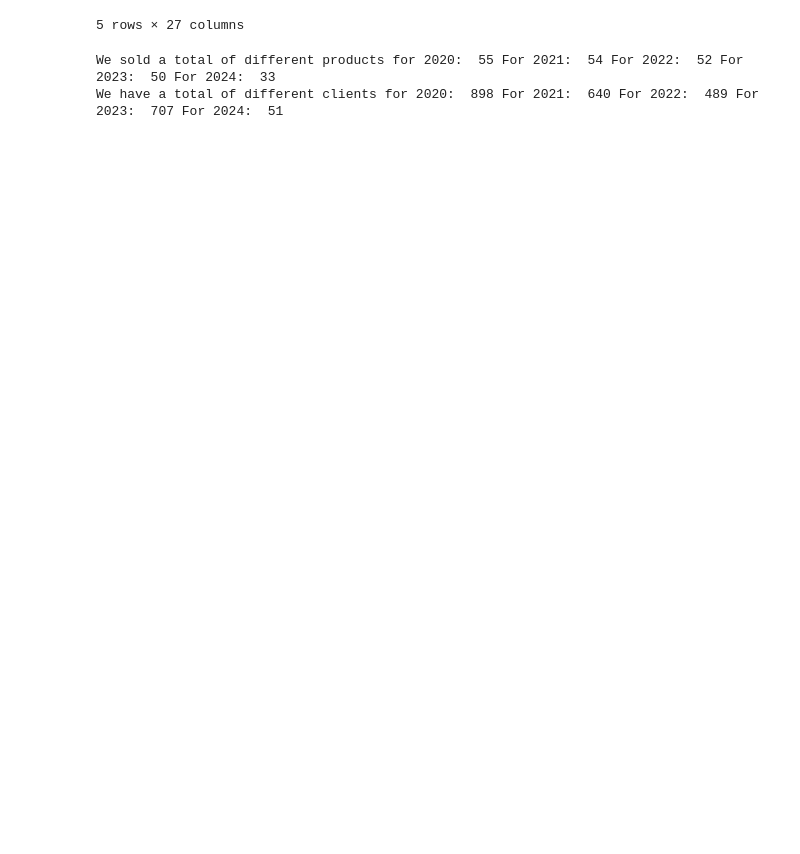
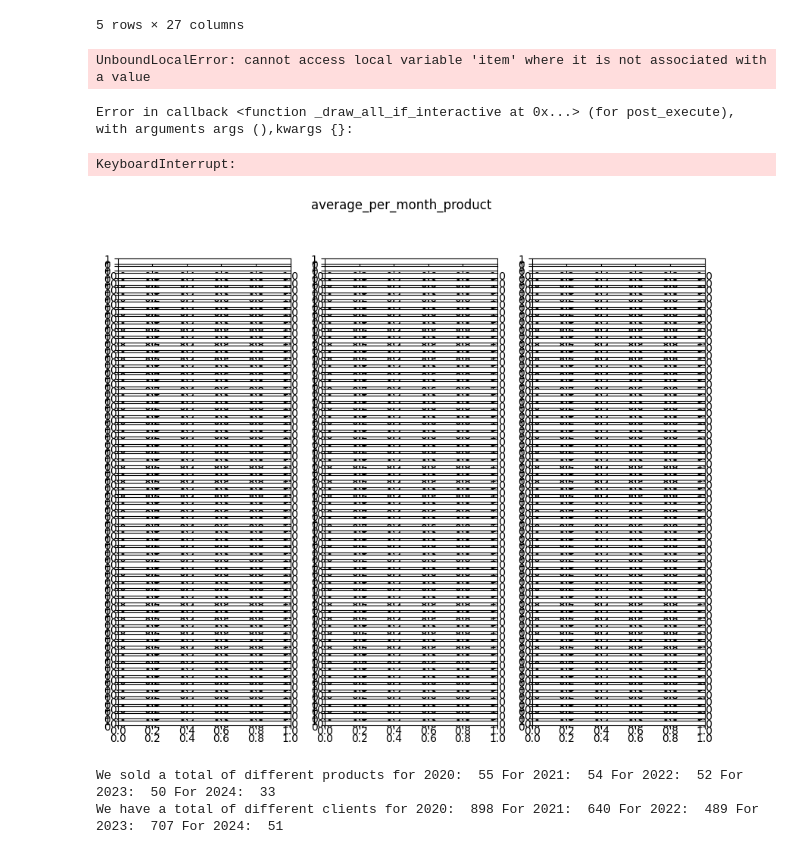
Before and after one commit to marinandres/InventoryOptimizationRNN, a Jupyter notebook: stats.ipynb, the cells around one changed output. Drawn from its saved outputs; the diff is of its cells as text; code cells hidden in the pictures; blank space fills up the shorter version.

```diff
--- a/stats.ipynb
+++ b/stats.ipynb
@@ -85,6 +86,36 @@ def box_plot_item(df):
     plt.grid(True)
     plt.tight_layout()
     plt.show()
+
+def average_per_month_product(df):
+
+    df = df[['year_extracted','month_extracted', 'item_description', 'sold_quantity']]
+    df_summed = df.groupby(['month_extracted','item_description'])['sold_quantity'].sum()
+    df_summed = df_summed.to_frame().reset_index()
+
+
+    n = len(pd.unique(df_summed['item_description']))
+
+    fig, ax = plt.subplots(nrows=n, ncols=3, figsize=(10,8))
+    plt.subplots_adjust(hspace=0.5)
+    fig.suptitle("average_per_month_product")
+
+    for item, ax in zip(item, ax.ravel()):
+
+        df_summed[df_summed['item_description'] == item].plot(ax=ax)
+
+        ax.set_title(item.upper())
+        ax.get_legend().remove()
+        ax.set_xlabel("")
+
+    plt.show()
+# %%
+average_per_month_product(stats)
+# %% [output]
+UnboundLocalError: cannot access local variable 'item' where it is not associated with a value
+Error in callback <function _draw_all_if_interactive at 0x...> (for post_execute), with arguments args (),kwargs {}:
+KeyboardInterrupt:
+[figure, added]
 # %%
 items_sold(stats_2020, stats_2021, stats_2022, stats_2023, stats_2024)
 
```
Also changed, not shown: parts of 5 cells of this notebook, 1 other file.
